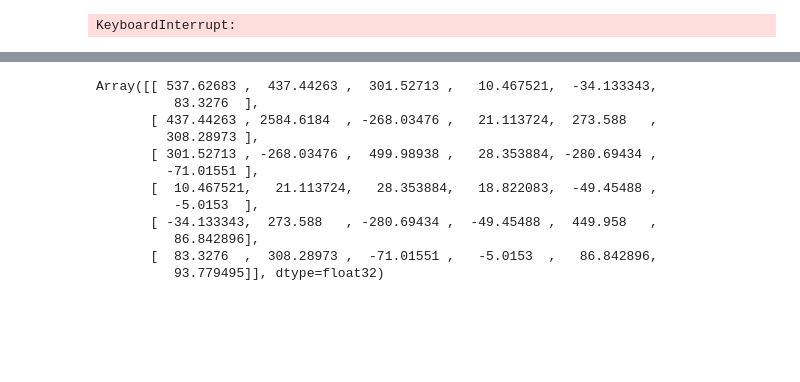
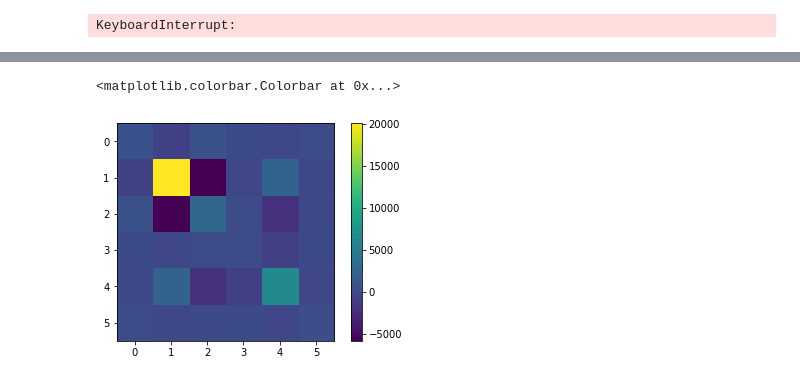
Before and after one commit to tlmakinen/fishnets_for_degenerates, a Jupyter notebook: pk_cmb.ipynb, the cells around one changed output, grey strips where cells are left out. Saved outputs shown, nothing was run; the diff lists cells and outputs as text; code cells hidden in the pictures; blank space fills up the shorter version.

```diff
--- a/pk_cmb.ipynb
+++ b/pk_cmb.ipynb
@@ -177,15 +177,6 @@ plt.colorbar()
-# %%
-F_pred[9]
-# %% [output]
-Array([[ 537.62683 ,  437.44263 ,  301.52713 ,   10.467521,  -34.133343,
-          83.3276  ],
-       [ 437.44263 , 2584.6184  , -268.03476 ,   21.113724,  273.588   ,
-         308.28973 ],
-       [ 301.52713 , -268.03476 ,  499.98938 ,   28.353884, -280.69434 ,
-         -71.01551 ],
-       [  10.467521,   21.113724,   28.353884,   18.822083,  -49.45488 ,
-          -5.0153  ],
-       [ -34.133343,  273.588   , -280.69434 ,  -49.45488 ,  449.958   ,
-          86.842896],
-       [  83.3276  ,  308.28973 ,  -71.01551 ,   -5.0153  ,   86.842896,
-          93.779495]], dtype=float32)
+# %%
+plt.imshow(F_pred[59])
+plt.colorbar()
+# %% [output]
+<matplotlib.colorbar.Colorbar at 0x...>
+[figure, added]
```
Also changed, not shown: parts of 17 cells of this notebook.
